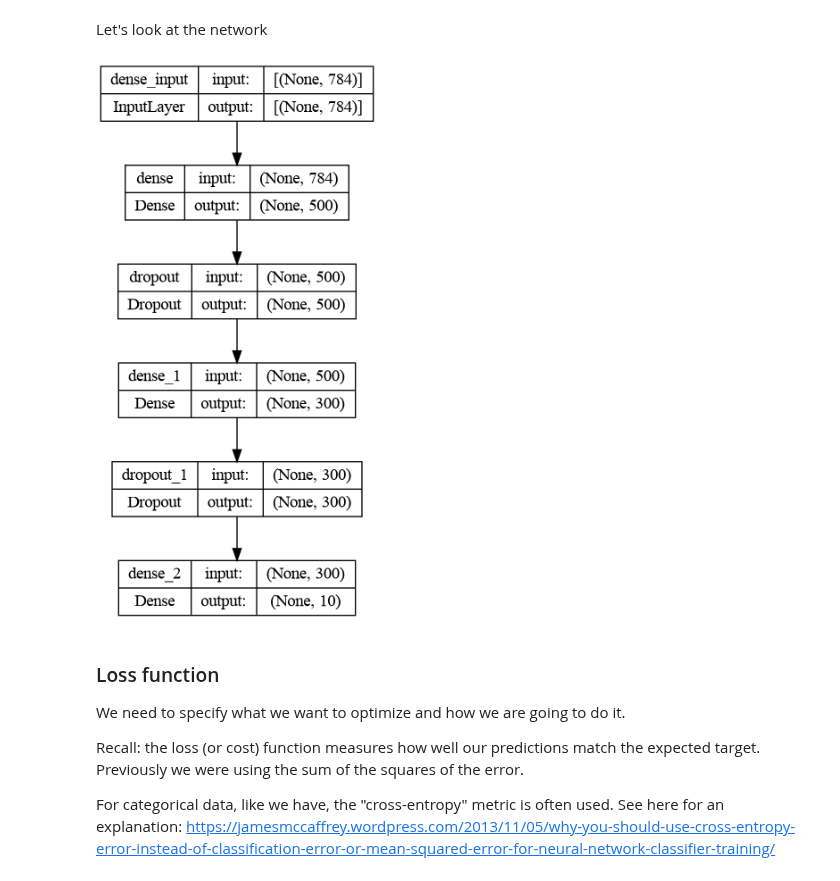
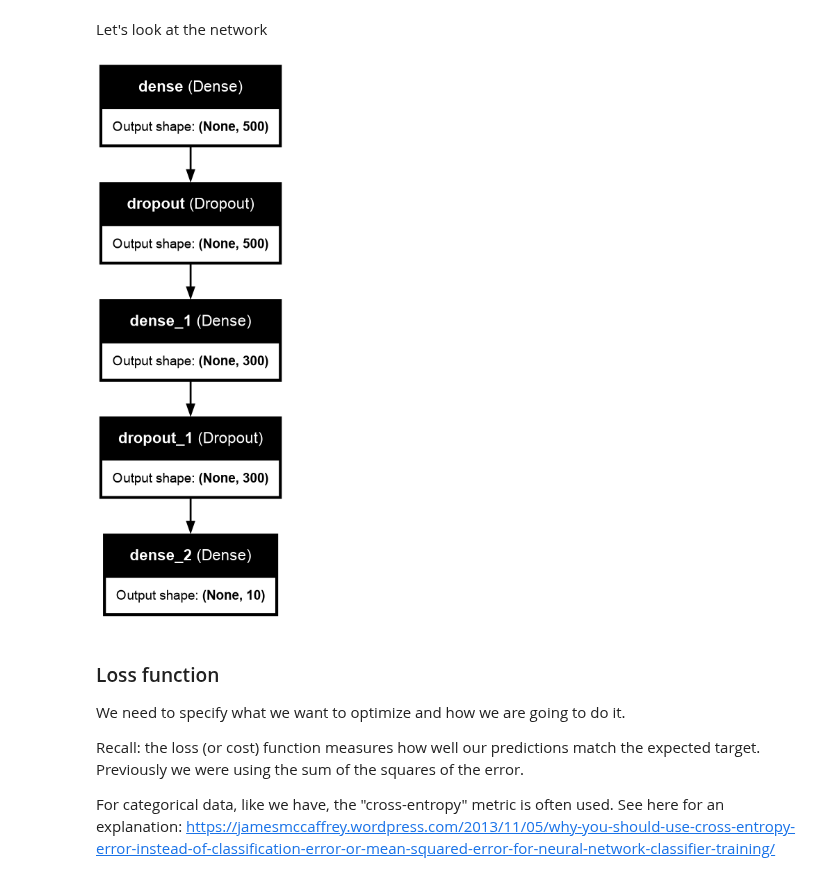
Before and after one commit to sbu-python-class/python-science, a Jupyter notebook: content/11-machine-learning/keras-mnist.ipynb, the cells around one changed output. Drawn from its saved outputs; the diff is of its cells as text; code cells hidden in the pictures.

Commit message:
update some keras interfaces

```diff
--- a/content/11-machine-learning/keras-mnist.ipynb
+++ b/content/11-machine-learning/keras-mnist.ipynb
@@ -140,10 +141,10 @@ model.add(Dense(10, activation="softmax"))
 # %% [markdown]
 Let's look at the network
 # %%
-from keras.utils.vis_utils import plot_model
-plot_model(model, show_shapes=True, show_layer_names=True)
+from keras.utils import plot_model
+plot_model(model, show_shapes=True, show_layer_names=True, dpi=100)
 # %% [output]
-[figure, old version]
+[figure, new version]
 # %% [markdown]
 ### Loss function
 
```
Also changed, not shown: parts of 10 cells of this notebook, 2 other files.
